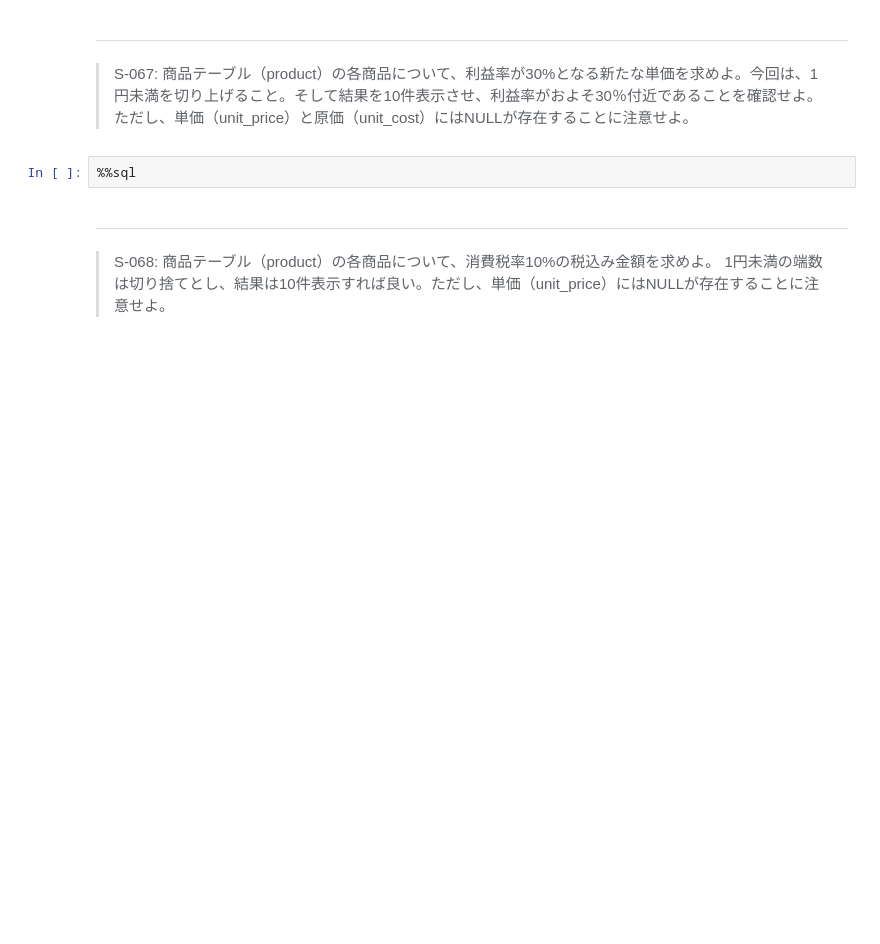
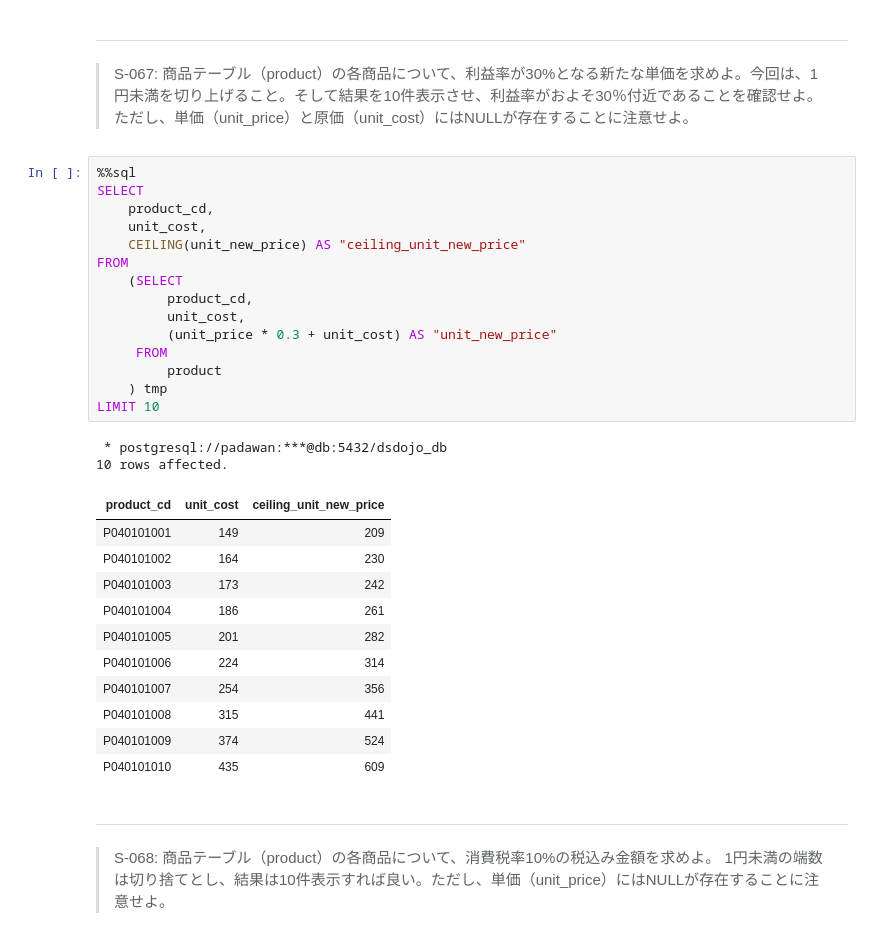
Before and after one commit to kouta0530/jupyter, a Jupyter notebook: practice/100knocks-preprocess/docker/work/preprocess_knock_SQL.ipynb, the cells around one changed output. Saved outputs shown, nothing was run; the diff lists cells and outputs as text; blank space fills up the shorter version.

```diff
--- a/practice/100knocks-preprocess/docker/work/preprocess_knock_SQL.ipynb
+++ b/practice/100knocks-preprocess/docker/work/preprocess_knock_SQL.ipynb
@@ -1736,8 +1736,35 @@ LIMIT 10
 # %% [markdown]
 ---
 > S-067: 商品テーブル（product）の各商品について、利益率が30%となる新たな単価を求めよ。今回は、1円未満を切り上げること。そして結果を10件表示させ、利益率がおよそ30％付近であることを確認せよ。ただし、単価（unit_price）と原価（unit_cost）にはNULLが存在することに注意せよ。
-# %%
-%%sql
+# %%
+%%sql
+SELECT
+    product_cd,
+    unit_cost,
+    CEILING(unit_new_price) AS "ceiling_unit_new_price"
+FROM
+    (SELECT
+         product_cd,
+         unit_cost,
+         (unit_price * 0.3 + unit_cost) AS "unit_new_price"
+     FROM
+         product
+    ) tmp
+LIMIT 10
+# %% [output]
+ * postgresql://padawan:***@db:5432/dsdojo_db
+10 rows affected.
+| product_cd | unit_cost | ceiling_unit_new_price |
+| P040101001 | 149 | 209 |
+| P040101002 | 164 | 230 |
+| P040101003 | 173 | 242 |
+| P040101004 | 186 | 261 |
+| P040101005 | 201 | 282 |
+| P040101006 | 224 | 314 |
+| P040101007 | 254 | 356 |
+| P040101008 | 315 | 441 |
+| P040101009 | 374 | 524 |
+| P040101010 | 435 | 609 |
 # %% [markdown]
 ---
 > S-068: 商品テーブル（product）の各商品について、消費税率10%の税込み金額を求めよ。 1円未満の端数は切り捨てとし、結果は10件表示すれば良い。ただし、単価（unit_price）にはNULLが存在することに注意せよ。
```
